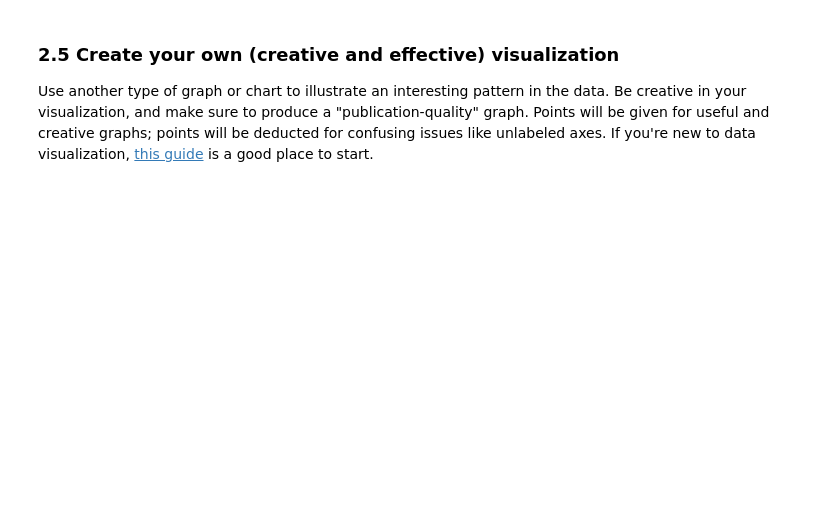
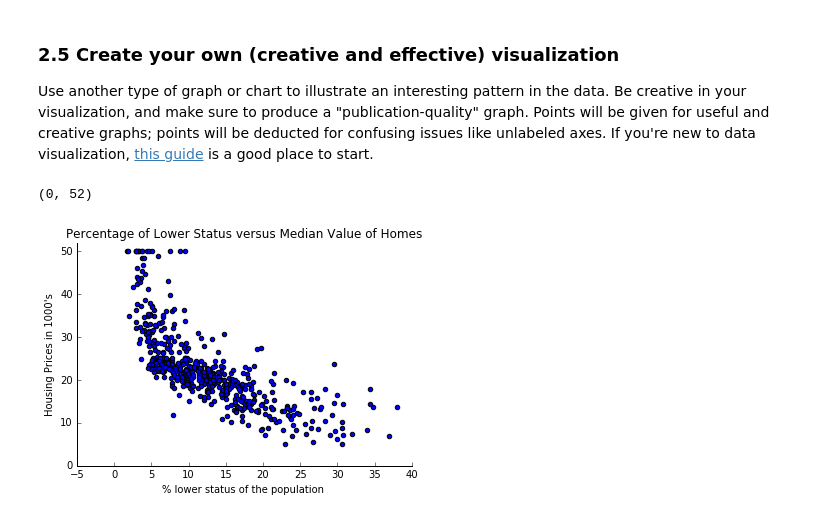
Before and after one commit to landot/IPYTHON, a Jupyter notebook: LANDOWSKI_TIMOTHY-PS1.ipynb, the cells around one changed output. Cells and saved outputs as stored; diff of their text form; code cells hidden in the pictures; blank space fills up the shorter version.

```diff
--- a/LANDOWSKI_TIMOTHY-PS1.ipynb
+++ b/LANDOWSKI_TIMOTHY-PS1.ipynb
@@ -467,0 +447,18 @@ Use another type of graph or chart to illustrate an interesting pattern in the d
+# %%
+#creates scatterplot with labels
+plt.scatter(boston.LSTAT, boston.MEDV)
+plt.title('Percentage of Lower Status versus Median Value of Homes')
+plt.ylabel('Housing Prices in 1000\'s')
+plt.xlabel('% lower status of the population ')
+
+#getting rid of spines and ticks
+#help from divenex http://stackoverflow.com/questions/925024/how-can-i-remove-the-top-and-right-axis-in-matplotlib
+ax = plt.axes()
+ax.spines['right'].set_visible(False)
+ax.spines['top'].set_visible(False)
+ax.yaxis.set_ticks_position('left')
+ax.xaxis.set_ticks_position('bottom')
+ax.set_ylim([0,52])
+# %% [output]
+(0, 52)
+[figure, added]
```
Also changed, not shown: parts of 22 cells of this notebook.
